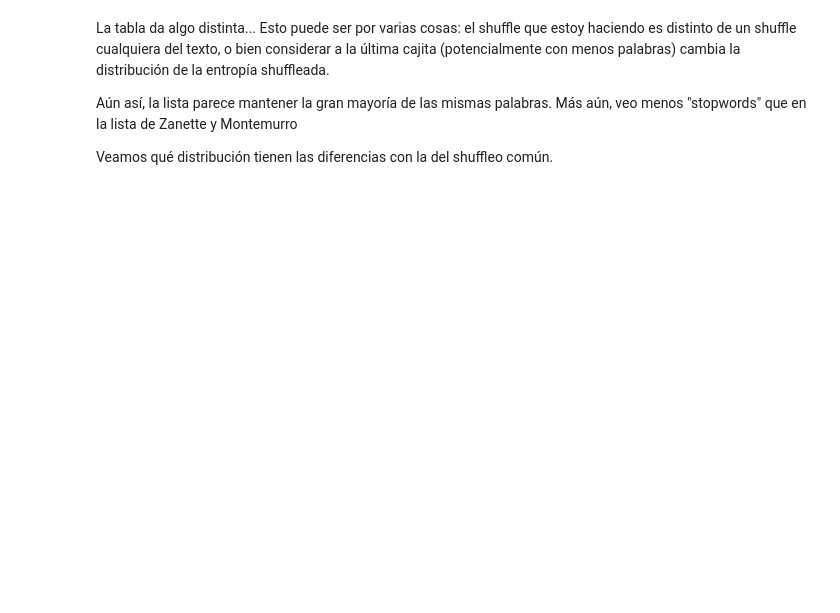
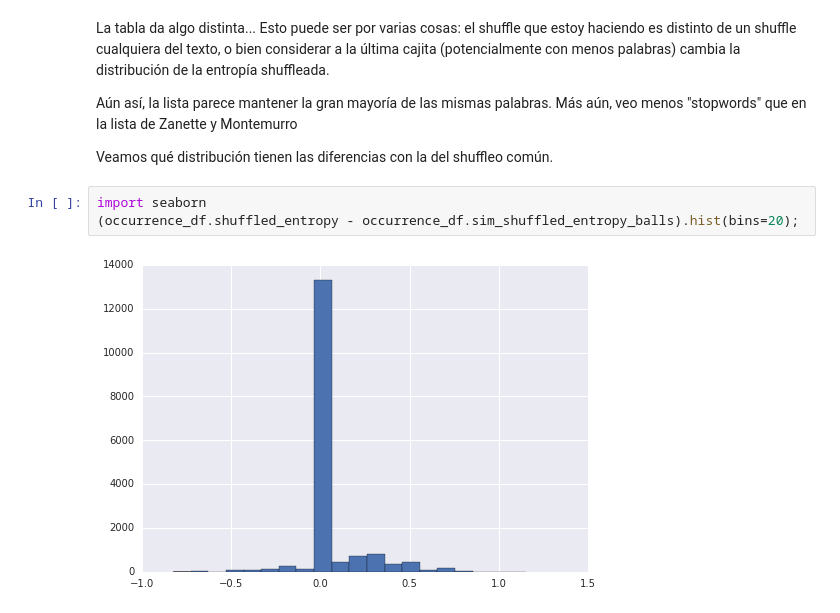
Before and after one commit to daleman/tesis, a Jupyter notebook: ejemplos/InformationValue-Simulated-Shuffle.ipynb, the cells around one changed output. Drawn from its saved outputs; the diff is of its cells as text; blank space fills up the shorter version.

```diff
--- a/ejemplos/InformationValue-Simulated-Shuffle.ipynb
+++ b/ejemplos/InformationValue-Simulated-Shuffle.ipynb
@@ -214,4 +306,9 @@ La tabla da algo distinta... Esto puede ser por varias cosas: el shuffle que est
 Aún así, la lista parece mantener la gran mayoría de las mismas palabras. Más aún, veo menos "stopwords" que en la lista de Zanette y Montemurro
 
 Veamos qué distribución tienen las diferencias con la del shuffleo común.
+# %%
+import seaborn
+(occurrence_df.shuffled_entropy - occurrence_df.sim_shuffled_entropy_balls).hist(bins=20);
+# %% [output]
+[figure, added]
 # %%
```
Also changed, not shown: parts of 17 cells of this notebook.
